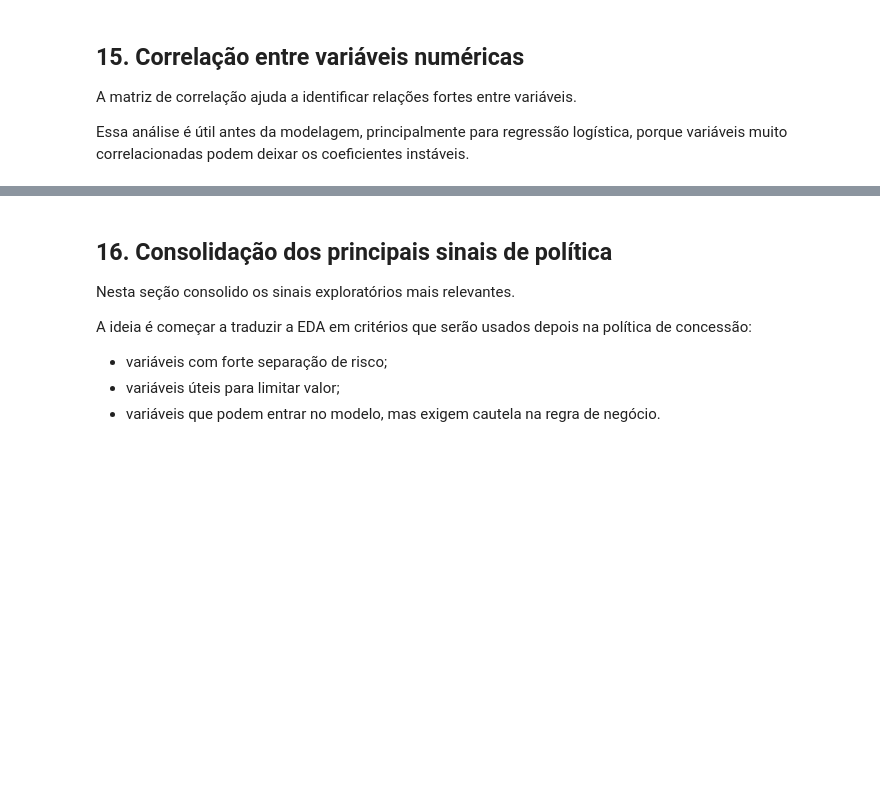
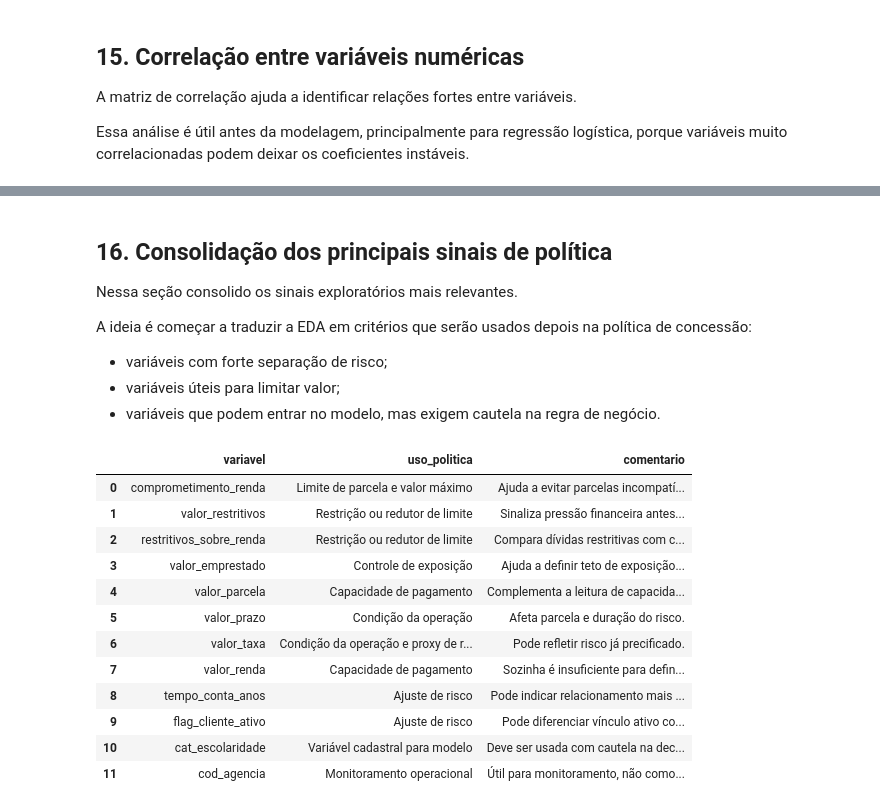
Before and after one commit to ariel-velardo/datascience, a Jupyter notebook: projetos/concessao_credito/notebooks/03_eda_credito.ipynb, the cells around one changed output, grey strips where cells are left out. Saved outputs shown, nothing was run; the diff lists cells and outputs as text; code cells hidden in the pictures; blank space fills up the shorter version.

```diff
--- a/projetos/concessao_credito/notebooks/03_eda_credito.ipynb
+++ b/projetos/concessao_credito/notebooks/03_eda_credito.ipynb
@@ -869,7 +1165,7 @@ salvar_figura(
 # %% [markdown]
 ## 16. Consolidação dos principais sinais de política
 
-Nesta seção consolido os sinais exploratórios mais relevantes.
+Nessa seção consolido os sinais exploratórios mais relevantes.
 
 A ideia é começar a traduzir a EDA em critérios que serão usados depois na política de concessão:
 
@@ -877,6 +1173,9 @@ A ideia é começar a traduzir a EDA em critérios que serão usados depois na p
 - variáveis úteis para limitar valor;
 - variáveis que podem entrar no modelo, mas exigem cautela na regra de negócio.
 # %%
+# Consolido a interpretação inicial das variáveis.
+# Essa tabela conecta os achados da EDA com a política que será proposta no final do case.
+
 sinais_politica = pd.DataFrame({
     "variavel": [
         "comprometimento_renda",
@@ -891,41 +1190,55 @@ sinais_politica = pd.DataFrame({
         "flag_cliente_ativo",
         "cat_escolaridade",
         "cod_agencia",
     ],
     "uso_politica": [
         "Limite de parcela e valor máximo",
         "Restrição ou redutor de limite",
         "Restrição ou redutor de limite",
         "Controle de exposição",
         "Capacidade de pagamento",
         "Condição da operação",
         "Condição da operação e proxy de risco",
         "Capacidade de pagamento",
         "Ajuste de risco",
         "Ajuste de risco",
         "Variável cadastral para modelo",
         "Monitoramento operacional",
     ],
     "comentario": [
-        "Variável central para evitar parcelas incompatíveis com renda.",
-        "Pode indicar pressão financeira prévia à concessão.",
-        "Melhor que olhar restritivos apenas em valor absoluto.",
+        "Ajuda a evitar parcelas incompatíveis com renda.",
+        "Sinaliza pressão financeira antes da concessão.",
+        "Compara dívidas restritivas com capacidade de renda.",
         "Ajuda a definir teto de exposição por cliente.",
-        "Complementa o comprometimento de renda.",
-        "Afeta parcela e risco da operação.",
-        "Pode refletir risco precificado na concessão anterior.",
-        "Sozinha é insuficiente; deve ser combinada com parcela e dívidas.",
-        "Pode indicar relacionamento mais maduro com a instituição.",
-        "Pode diferenciar clientes com relacionamento vigente.",
-        "Não deve ser usada isoladamente como regra de recusa.",
-        "Útil para acompanhamento, mas frágil para regra direta de concessão.",
+        "Complementa a leitura de capacidade de pagamento.",
+        "Afeta parcela e duração do risco.",
+        "Pode refletir risco já precificado.",
+        "Sozinha é insuficiente para definir aprovação.",
+        "Pode indicar relacionamento mais maduro.",
+        "Pode diferenciar vínculo ativo com a instituição.",
+        "Deve ser usada com cautela na decisão.",
+        "Útil para monitoramento, não como regra direta.",
     ],
 })
 
 display(sinais_politica)
 
 sinais_politica.to_csv(
     TABLES_DIR / "eda_sinais_para_politica.csv",
     index=False,
     encoding="utf-8-sig",
 )
+# %% [output]
+|  | variavel | uso_politica | comentario |
+| 0 | comprometimento_renda | Limite de parcela e valor máximo | Ajuda a evitar parcelas incompatí... |
+| 1 | valor_restritivos | Restrição ou redutor de limite | Sinaliza pressão financeira antes... |
+| 2 | restritivos_sobre_renda | Restrição ou redutor de limite | Compara dívidas restritivas com c... |
+| 3 | valor_emprestado | Controle de exposição | Ajuda a definir teto de exposição... |
+| 4 | valor_parcela | Capacidade de pagamento | Complementa a leitura de capacida... |
+| 5 | valor_prazo | Condição da operação | Afeta parcela e duração do risco. |
+| 6 | valor_taxa | Condição da operação e proxy de r... | Pode refletir risco já precificado. |
+| 7 | valor_renda | Capacidade de pagamento | Sozinha é insuficiente para defin... |
+| 8 | tempo_conta_anos | Ajuste de risco | Pode indicar relacionamento mais ... |
+| 9 | flag_cliente_ativo | Ajuste de risco | Pode diferenciar vínculo ativo co... |
+| 10 | cat_escolaridade | Variável cadastral para modelo | Deve ser usada com cautela na dec... |
+| 11 | cod_agencia | Monitoramento operacional | Útil para monitoramento, não como... |
```
Also changed, not shown: parts of 34 cells of this notebook, 17 other files.
